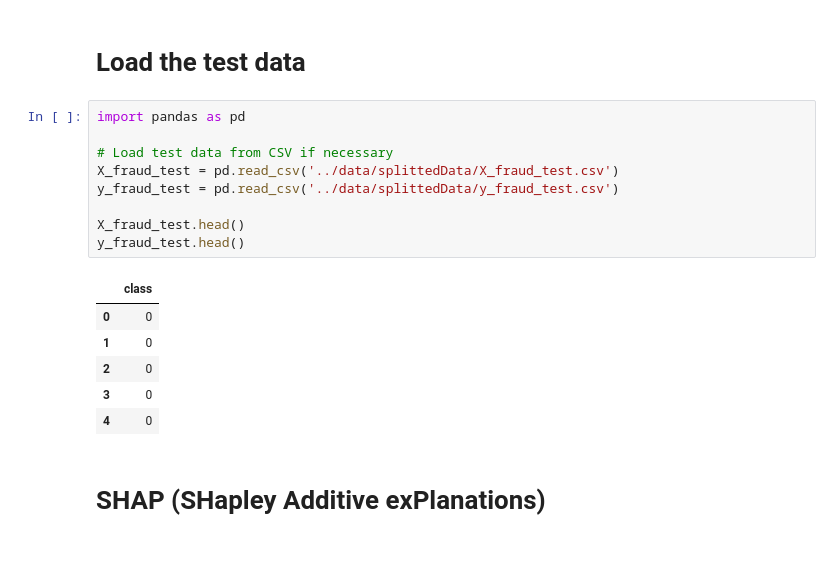
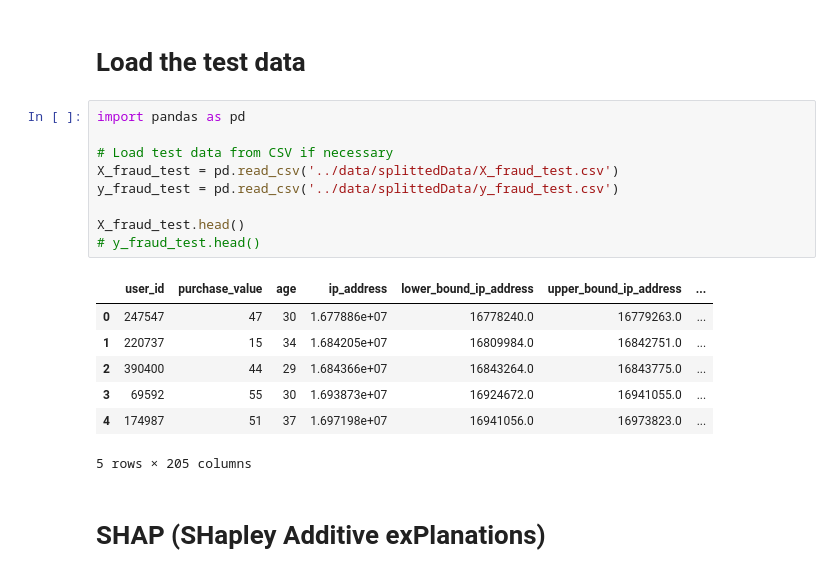
Before and after one commit to wubeabera123/Fraud-detection-system, a Jupyter notebook: notebooks/model_explainability.ipynb, the cells around one changed output. Cells and saved outputs as stored; diff of their text form.

```diff
--- a/notebooks/model_explainability.ipynb
+++ b/notebooks/model_explainability.ipynb
@@ -32,19 +32,20 @@ WARNING:absl:Compiled the loaded model, but the compiled metrics have yet to be
 # %%
 import pandas as pd
 
 # Load test data from CSV if necessary
 X_fraud_test = pd.read_csv('../data/splittedData/X_fraud_test.csv')
 y_fraud_test = pd.read_csv('../data/splittedData/y_fraud_test.csv')
 
 X_fraud_test.head()
-y_fraud_test.head()
+# y_fraud_test.head()
 # %% [output]
-|  | class |
-| 0 | 0 |
-| 1 | 0 |
-| 2 | 0 |
-| 3 | 0 |
-| 4 | 0 |
+|  | user_id | purchase_value | age | ip_address | lower_bound_ip_address | upper_bound_ip_address | ... |
+| 0 | 247547 | 47 | 30 | 1.677886e+07 | 16778240.0 | 16779263.0 | ... |
+| 1 | 220737 | 15 | 34 | 1.684205e+07 | 16809984.0 | 16842751.0 | ... |
+| 2 | 390400 | 44 | 29 | 1.684366e+07 | 16843264.0 | 16843775.0 | ... |
+| 3 | 69592 | 55 | 30 | 1.693873e+07 | 16924672.0 | 16941055.0 | ... |
+| 4 | 174987 | 51 | 37 | 1.697198e+07 | 16941056.0 | 16973823.0 | ... |
+5 rows × 205 columns
 # %% [markdown]
 # SHAP (SHapley Additive exPlanations)
 # %% [markdown]
```
Also changed, not shown: parts of 14 cells of this notebook.
